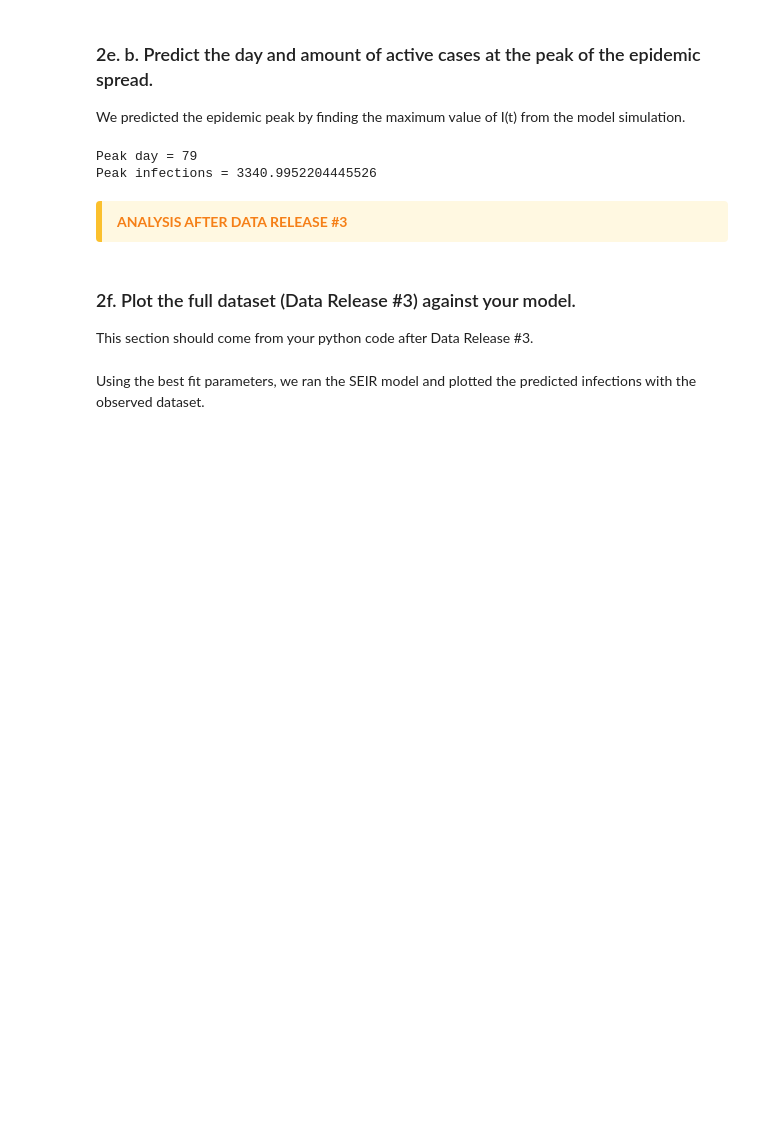
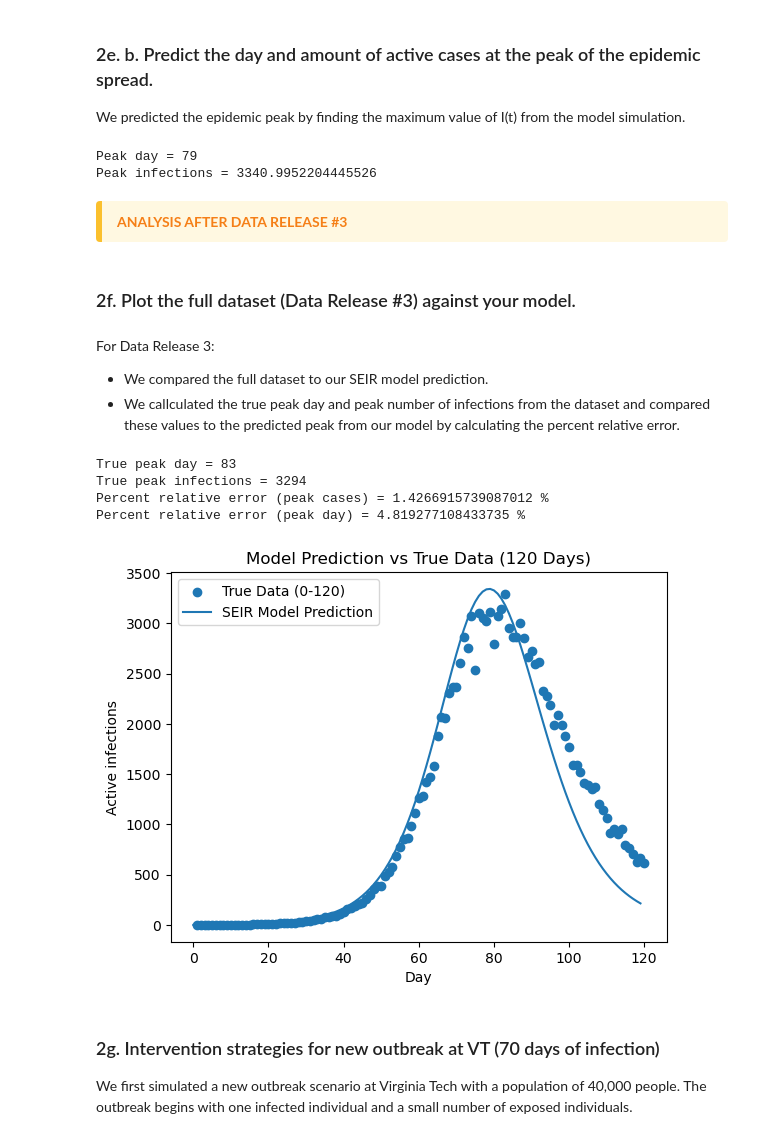
Before and after one commit to Chrisyjo23/Module-2-Epidemics-SIR-Modeling, a Jupyter notebook: Notebook examples/Template_student_final_notebook.ipynb, the cells around one changed output. Drawn from its saved outputs; the diff is of its cells as text; code cells hidden in the pictures; blank space fills up the shorter version.

```diff
--- a/Notebook examples/Template_student_final_notebook.ipynb
+++ b/Notebook examples/Template_student_final_notebook.ipynb
@@ -394,21 +399,55 @@ Peak infections = 3340.9952204445526
 </div>
 # %% [markdown]
 ### 2f. Plot the full dataset (Data Release #3) against your model.
-This section should come from your python code after Data Release #3.
 # %% [markdown]
-Using the best fit parameters, we ran the SEIR model and plotted the
-predicted infections with the observed dataset.
+For Data Release 3:
+- We compared the full dataset to our SEIR model prediction.
+- We callculated the true peak day and peak number of infections from the dataset and compared these values to the predicted peak from our model by calculating the percent relative error.
 # %%
+# Load new data (Release #3)
+
+data3 = pd.read_csv("C:\\Users\\chris_5y66qc1\\Downloads\\Academic File (Spring 2026)\\Computational BME\\Module-2-Epidemics-SIR-Modeling\\Data\\mystery_virus_daily_active_counts_RELEASE#3.csv")
+
+t_data3 = data3["day"].values
+I_data3 = data3["active reported daily cases"].values
+
+
+# Calculate TRUE % relative error
+
+true_peak_day = t_data3[np.argmax(I_data3)]
+true_peak_cases = np.max(I_data3)
+
+error_peak_cases = abs(true_peak_cases - peak_cases) / true_peak_cases * 100
+error_peak_day = abs(true_peak_day - peak_day) / true_peak_day * 100
+
+print("True peak day =", true_peak_day)
+print("True peak infections =", true_peak_cases)
+
+print("Percent relative error (peak cases) =", error_peak_cases, "%")
+print("Percent relative error (peak day) =", error_peak_day, "%")
+
+
 # Plot model vs true data
 
 plt.figure()
 
 plt.scatter(t_data3, I_data3, label="True Data (0-120)")
 plt.plot(time, I, label="SEIR Model Prediction")
 
 plt.xlabel("Day")
 plt.ylabel("Active infections")
 plt.title("Model Prediction vs True Data (120 Days)")
 plt.legend()
 
 plt.show()
+# %% [output]
+True peak day = 83
+True peak infections = 3294
+Percent relative error (peak cases) = 1.4266915739087012 %
+Percent relative error (peak day) = 4.819277108433735 %
+[figure, added]
+# %% [markdown]
+### 2g. Intervention strategies for new outbreak at VT (70 days of infection)
+
+We first simulated a new outbreak scenario at Virginia Tech with a population of 40,000 people. The outbreak begins with one infected individual and a small
+number of exposed individuals.
```
Also changed, not shown: parts of 8 cells of this notebook.
